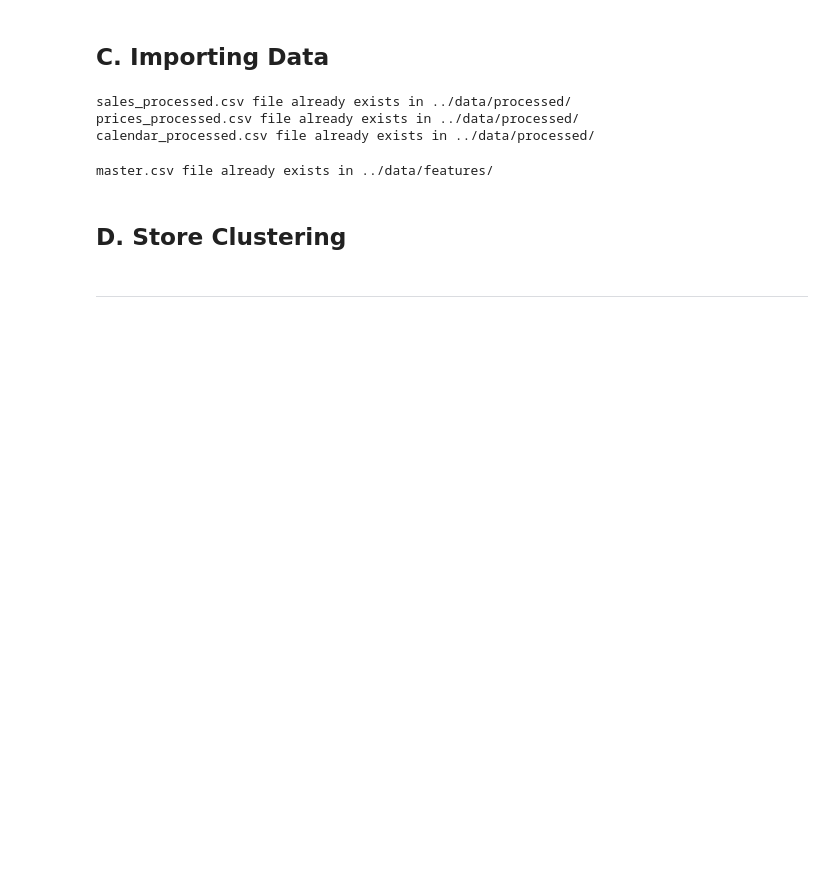
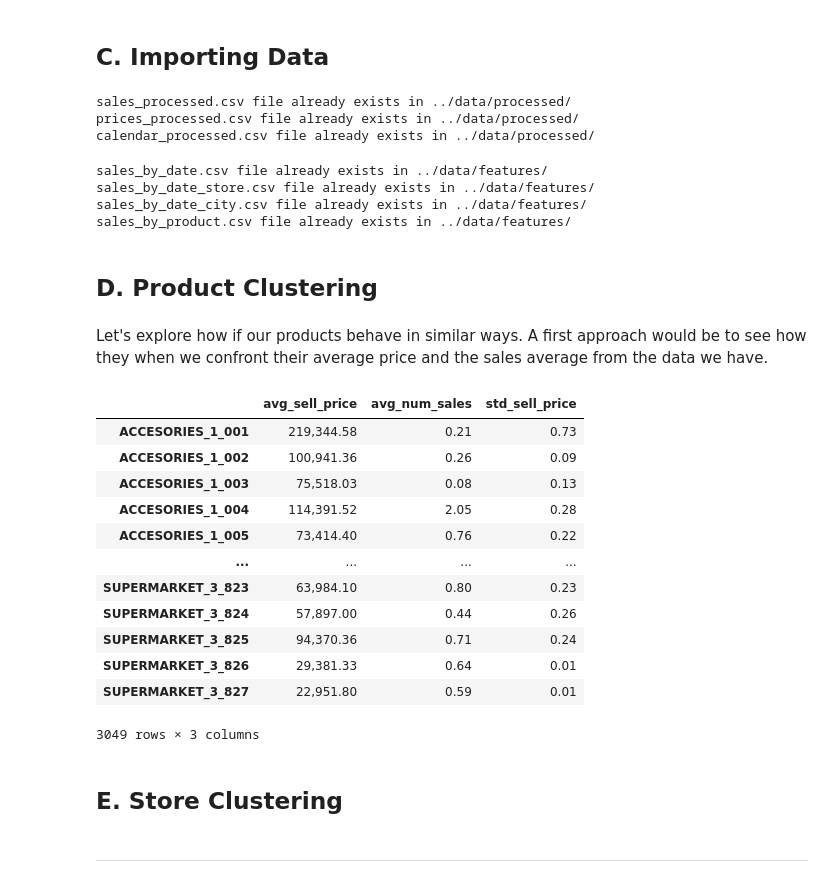
Before and after one commit to Maycas/DS-Market, a Jupyter notebook: 2 - Clustering/Clustering.ipynb, the cells around one changed output. Cells and saved outputs as stored; diff of their text form; code cells hidden in the pictures; blank space fills up the shorter version.

Commit message:
First attempt to clustering

```diff
--- a/2 - Clustering/Clustering.ipynb
+++ b/2 - Clustering/Clustering.ipynb
@@ -66,14 +69,53 @@ sales_processed.csv file already exists in ../data/processed/
 prices_processed.csv file already exists in ../data/processed/
 calendar_processed.csv file already exists in ../data/processed/
 # %%
-# downloading the feature file from gdrive
+# downloading the feature files from gdrive
 directory = '../data/features/'
 urls = [
-    {'filename': 'master.csv', 'url': 'https://drive.google.com/file/d/1_OCpE6AZK3ju5RJVTJZm8ox5Cn8G3_Ag/view?usp=sharing'},
+    {'filename': 'sales_by_date.csv', 'url': 'https://drive.google.com/file/d/1JMy2pJUp7DscjnY3_vhCNM7NZk9Th4i9/view?usp=sharing'},
+    {'filename': 'sales_by_date_store.csv', 'url': 'https://drive.google.com/file/d/17Na9Eyj_NUGt9Uial1Oepwn8neUTXMmp/view?usp=sharing'},
+    {'filename': 'sales_by_date_city.csv', 'url': 'https://drive.google.com/file/d/1Psykw5DZ7JfQkHYcajVW2ZlcaYoj2rmd/view?usp=sharing'},
+    {'filename': 'sales_by_product.csv', 'url': 'https://drive.google.com/file/d/1bayt13OJ8NFjfYkscPac6J2HiuyrSqEK/view?usp=sharing'}
 ]
 
 file_management.download_files_from_url(urls, directory)
 
-master = pd.read_csv(directory + 'master.csv', index_col = 0)
+sales_by_date = pd.read_csv(directory + 'sales_by_date.csv', index_col = 0)
+sales_by_date_store = pd.read_csv(directory + 'sales_by_date_store.csv', index_col = 0)
+sales_by_date_city = pd.read_csv(directory + 'sales_by_date_city.csv', index_col = 0)
+sales_by_product = pd.read_csv(directory + 'sales_by_product.csv', index_col = 0)
 # %% [output]
-master.csv file already exists in ../data/features/
+sales_by_date.csv file already exists in ../data/features/
+sales_by_date_store.csv file already exists in ../data/features/
+sales_by_date_city.csv file already exists in ../data/features/
+sales_by_product.csv file already exists in ../data/features/
+# %% [markdown]
+## D. Product Clustering<a class="anchor" id="product_clustering"></a>
+# %% [markdown]
+Let's explore how if our products behave in similar ways. A first approach would be to see how they when we confront their average price and the sales average from the data we have.
+# %%
+df = pd.DataFrame({
+    'avg_sell_price' : sales_by_product.iloc[2:, 3],
+    'avg_num_sales': sales_by_product.iloc[2:, 1],
+    'std_sell_price': sales_by_product.iloc[2:, -1]
+})
+
+df['avg_sell_price'] = df['avg_sell_price'].astype('float')
+df['avg_num_sales'] = df['avg_num_sales'].astype('float')
+df['std_sell_price'] = df['std_sell_price'].astype('float')
+
+df
+# %% [output]
+|  | avg_sell_price | avg_num_sales | std_sell_price |
+| ACCESORIES_1_001 | 219,344.58 | 0.21 | 0.73 |
+| ACCESORIES_1_002 | 100,941.36 | 0.26 | 0.09 |
+| ACCESORIES_1_003 | 75,518.03 | 0.08 | 0.13 |
+| ACCESORIES_1_004 | 114,391.52 | 2.05 | 0.28 |
+| ACCESORIES_1_005 | 73,414.40 | 0.76 | 0.22 |
+| ... | ... | ... | ... |
+| SUPERMARKET_3_823 | 63,984.10 | 0.80 | 0.23 |
+| SUPERMARKET_3_824 | 57,897.00 | 0.44 | 0.26 |
+| SUPERMARKET_3_825 | 94,370.36 | 0.71 | 0.24 |
+| SUPERMARKET_3_826 | 29,381.33 | 0.64 | 0.01 |
+| SUPERMARKET_3_827 | 22,951.80 | 0.59 | 0.01 |
+3049 rows × 3 columns
@@ -80,5 +142,5 @@ master.csv file already exists in ../data/features/
 # %% [markdown]
-## D. Store Clustering<a class="anchor" id="store_clustering"></a>
+## E. Store Clustering<a class="anchor" id="store_clustering"></a>
 # %% [markdown]
 ____
 # %% [markdown]
```
Also changed, not shown: parts of 6 cells of this notebook, 2 other files.
